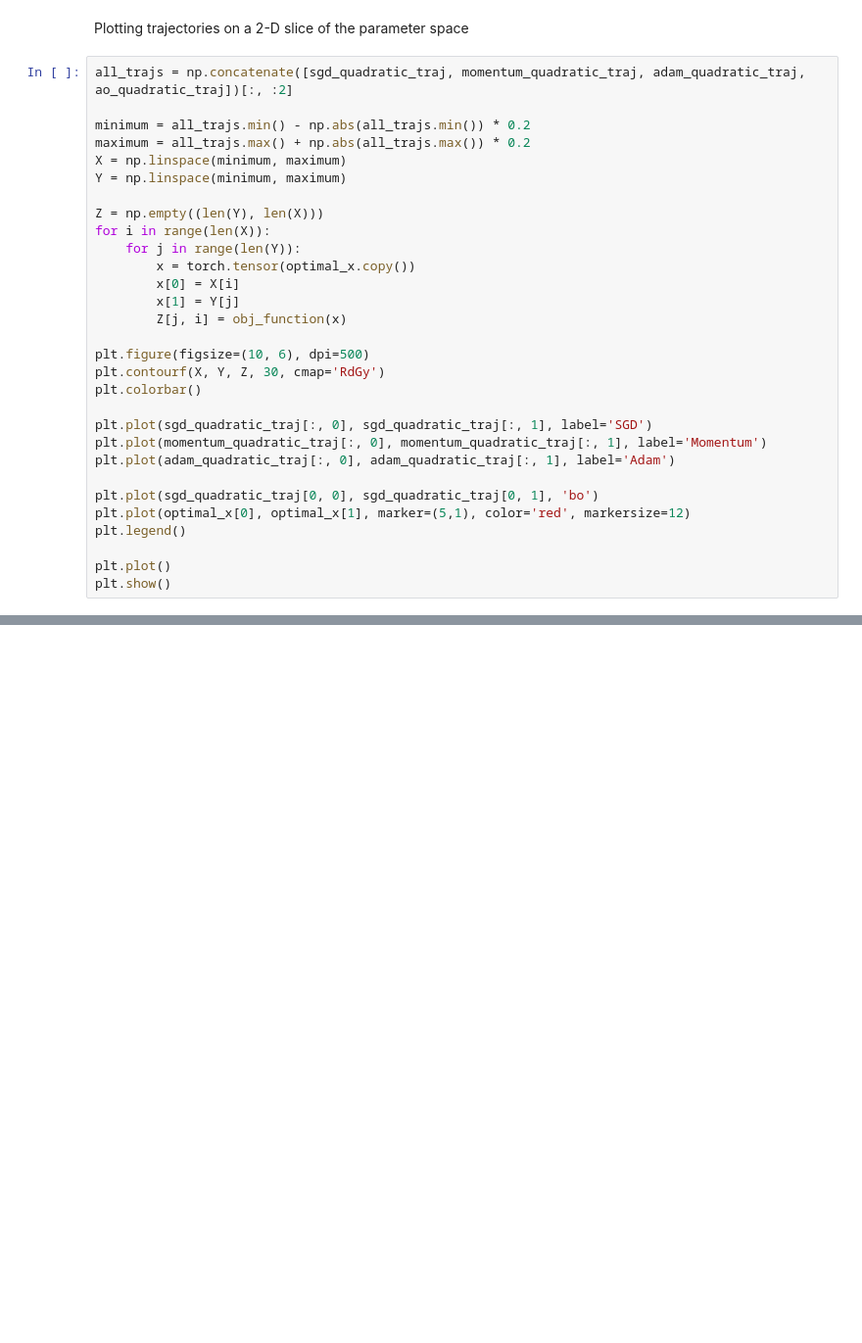
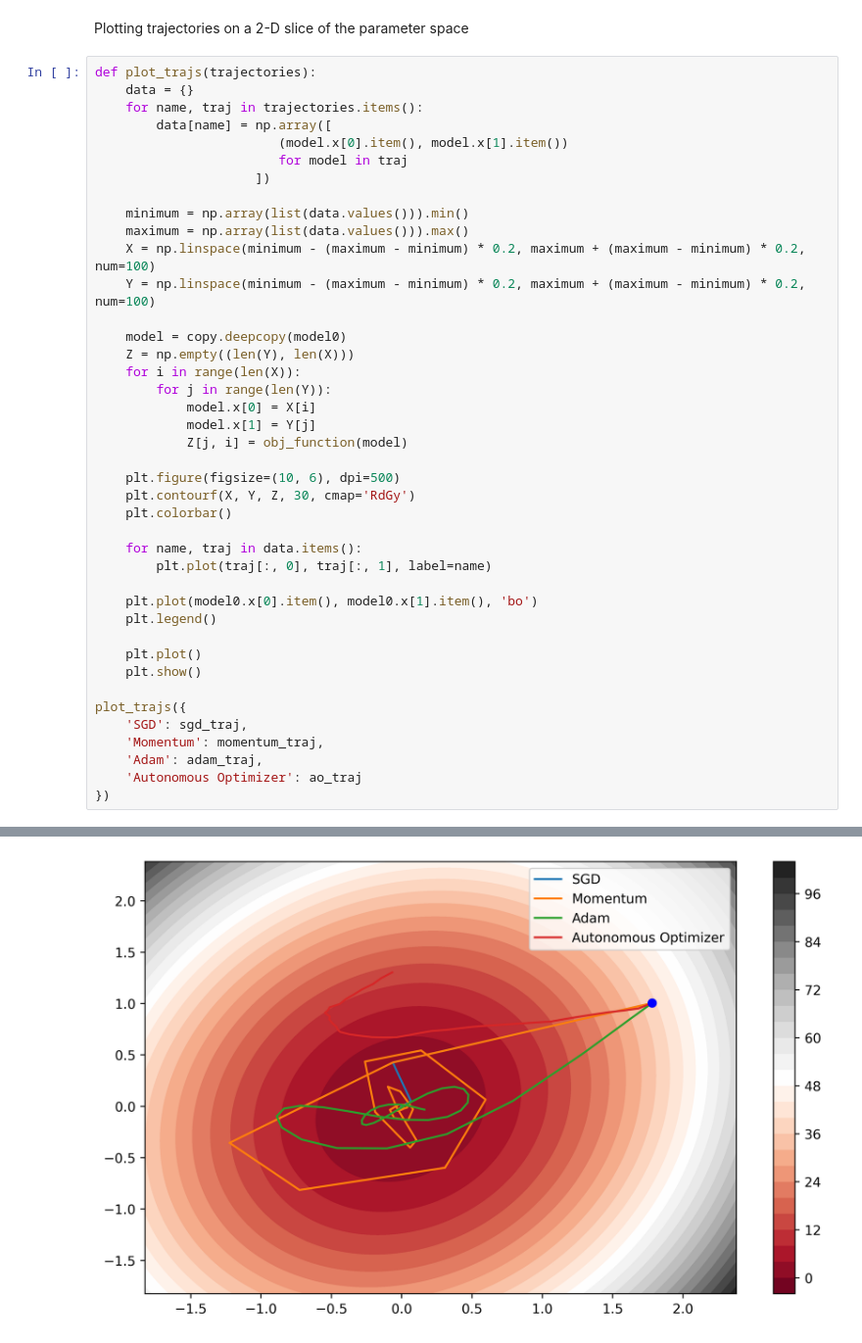
Before and after one commit to stewy33/Learning-to-Optimize, a Jupyter notebook: experiments.ipynb, the cells around one changed output, grey strips where cells are left out. Shown at 98% size. Drawn from its saved outputs; the diff is of its cells as text; blank space fills up the shorter version.

```diff
--- a/experiments.ipynb
+++ b/experiments.ipynb
@@ -147,33 +111,44 @@ plt.show()
 # %% [markdown]
 Plotting trajectories on a 2-D slice of the parameter space
 # %%
-all_trajs = np.concatenate([sgd_quadratic_traj, momentum_quadratic_traj, adam_quadratic_traj, ao_quadratic_traj])[:, :2]
+def plot_trajs(trajectories):
+    data = {}
+    for name, traj in trajectories.items():
+        data[name] = np.array([
+                        (model.x[0].item(), model.x[1].item())
+                        for model in traj
+                     ])
 
-minimum = all_trajs.min() - np.abs(all_trajs.min()) * 0.2
-maximum = all_trajs.max() + np.abs(all_trajs.max()) * 0.2
-X = np.linspace(minimum, maximum)
-Y = np.linspace(minimum, maximum)
+    minimum = np.array(list(data.values())).min()
+    maximum = np.array(list(data.values())).max()
+    X = np.linspace(minimum - (maximum - minimum) * 0.2, maximum + (maximum - minimum) * 0.2, num=100)
+    Y = np.linspace(minimum - (maximum - minimum) * 0.2, maximum + (maximum - minimum) * 0.2, num=100)
 
-Z = np.empty((len(Y), len(X)))
-for i in range(len(X)):
-    for j in range(len(Y)):
-        x = torch.tensor(optimal_x.copy())
-        x[0] = X[i]
-        x[1] = Y[j]
-        Z[j, i] = obj_function(x)
+    model = copy.deepcopy(model0)
+    Z = np.empty((len(Y), len(X)))
+    for i in range(len(X)):
+        for j in range(len(Y)):
+            model.x[0] = X[i]
+            model.x[1] = Y[j]
+            Z[j, i] = obj_function(model)
 
-plt.figure(figsize=(10, 6), dpi=500)
-plt.contourf(X, Y, Z, 30, cmap='RdGy')
-plt.colorbar()
+    plt.figure(figsize=(10, 6), dpi=500)
+    plt.contourf(X, Y, Z, 30, cmap='RdGy')
+    plt.colorbar()
 
-plt.plot(sgd_quadratic_traj[:, 0], sgd_quadratic_traj[:, 1], label='SGD')
-plt.plot(momentum_quadratic_traj[:, 0], momentum_quadratic_traj[:, 1], label='Momentum')
-plt.plot(adam_quadratic_traj[:, 0], adam_quadratic_traj[:, 1], label='Adam')
+    for name, traj in data.items():
+        plt.plot(traj[:, 0], traj[:, 1], label=name)
 
-plt.plot(sgd_quadratic_traj[0, 0], sgd_quadratic_traj[0, 1], 'bo')
-plt.plot(optimal_x[0], optimal_x[1], marker=(5,1), color='red', markersize=12)
-plt.legend()
+    plt.plot(model0.x[0].item(), model0.x[1].item(), 'bo')
+    plt.legend()
 
-plt.plot()
-plt.show()
+    plt.plot()
+    plt.show()
+
+plot_trajs({
+    'SGD': sgd_traj,
+    'Momentum': momentum_traj,
+    'Adam': adam_traj,
+    'Autonomous Optimizer': ao_traj
+})
 # %% [output]
@@ -180,0 +155 @@ IndexError: too many indices for array
+[figure, added]
```
Also changed, not shown: parts of 26 cells of this notebook, 2 other files.
